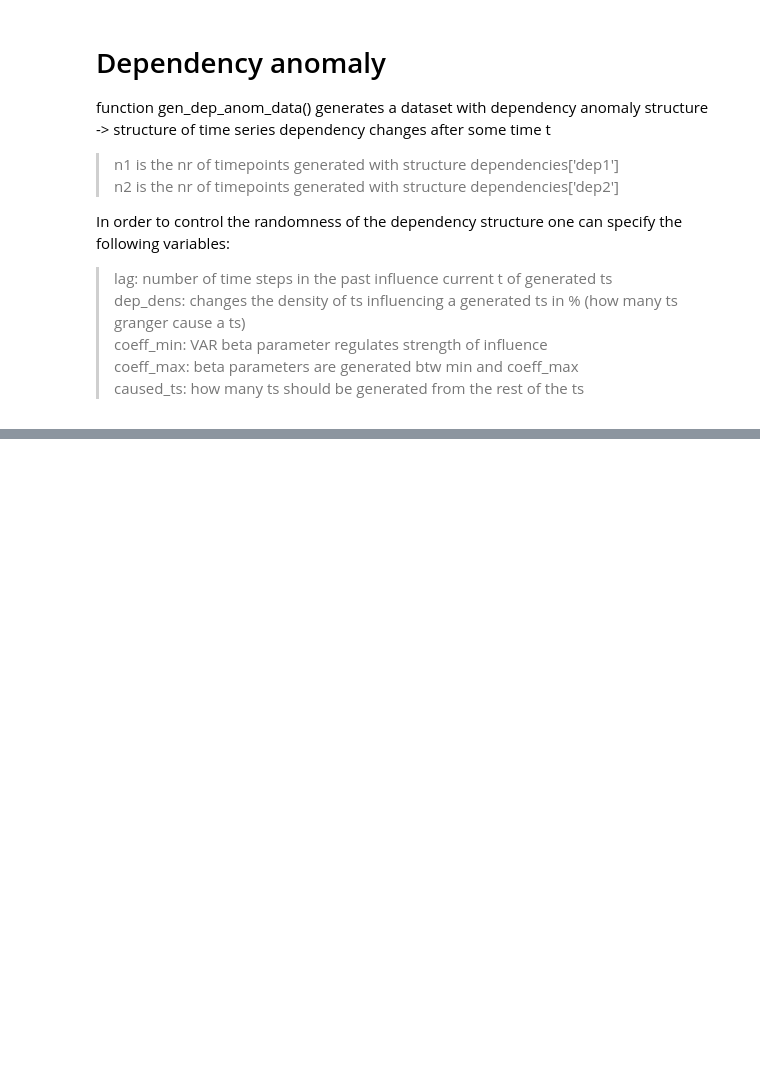
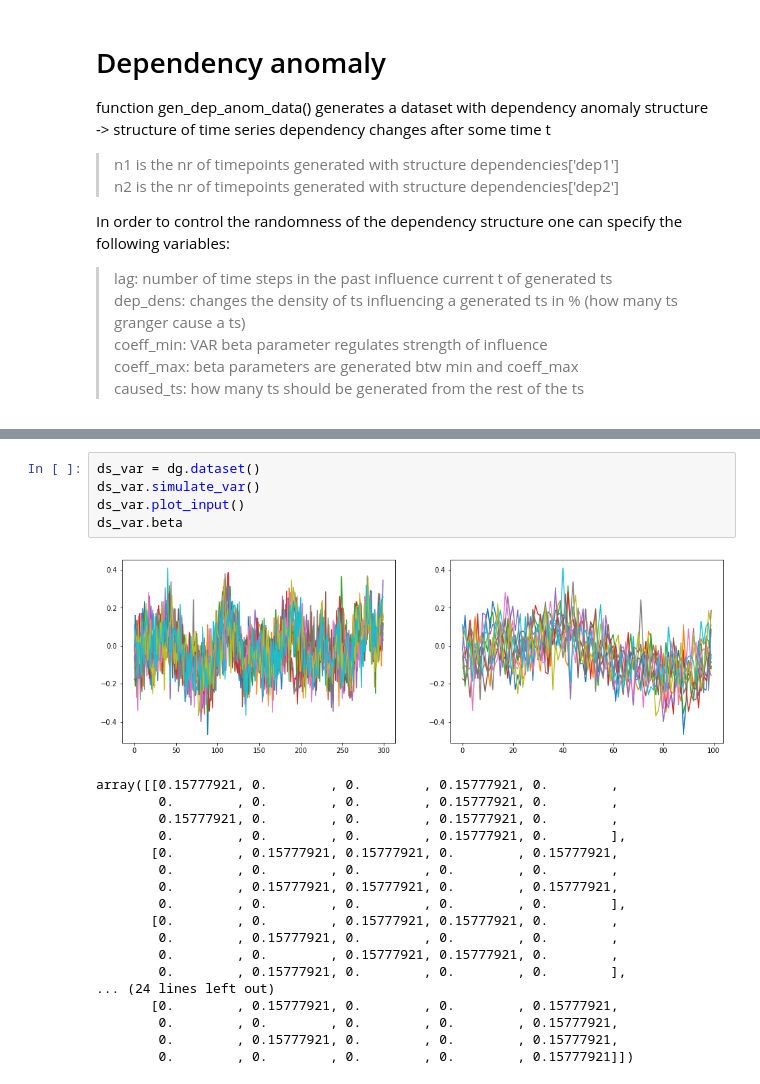
Before and after one commit to NPre1393/pr2, a Jupyter notebook: testing_pipeline/data_generator.ipynb, the cells around one changed output, grey strips where cells are left out. Saved outputs shown, nothing was run; the diff lists cells and outputs as text; blank space fills up the shorter version.

```diff
--- a/testing_pipeline/data_generator.ipynb
+++ b/testing_pipeline/data_generator.ipynb
@@ -55,0 +56,24 @@ Accuracy = 92.00%
+# %%
+ds_var = dg.dataset()
+ds_var.simulate_var()
+ds_var.plot_input()
+ds_var.beta
+# %% [output]
+[figure, added]
+array([[0.15777921, 0.        , 0.        , 0.15777921, 0.        ,
+        0.        , 0.        , 0.        , 0.15777921, 0.        ,
+        0.15777921, 0.        , 0.        , 0.15777921, 0.        ,
+        0.        , 0.        , 0.        , 0.15777921, 0.        ],
+       [0.        , 0.15777921, 0.15777921, 0.        , 0.15777921,
+        0.        , 0.        , 0.        , 0.        , 0.        ,
+        0.        , 0.15777921, 0.15777921, 0.        , 0.15777921,
+        0.        , 0.        , 0.        , 0.        , 0.        ],
+       [0.        , 0.        , 0.15777921, 0.15777921, 0.        ,
+        0.        , 0.15777921, 0.        , 0.        , 0.        ,
+        0.        , 0.        , 0.15777921, 0.15777921, 0.        ,
+        0.        , 0.15777921, 0.        , 0.        , 0.        ],
+... (24 lines left out)
+       [0.        , 0.15777921, 0.        , 0.        , 0.15777921,
+        0.        , 0.        , 0.        , 0.        , 0.15777921,
+        0.        , 0.15777921, 0.        , 0.        , 0.15777921,
+        0.        , 0.        , 0.        , 0.        , 0.15777921]])
```
Also changed, not shown: parts of 4 cells of this notebook, 13 other files.
